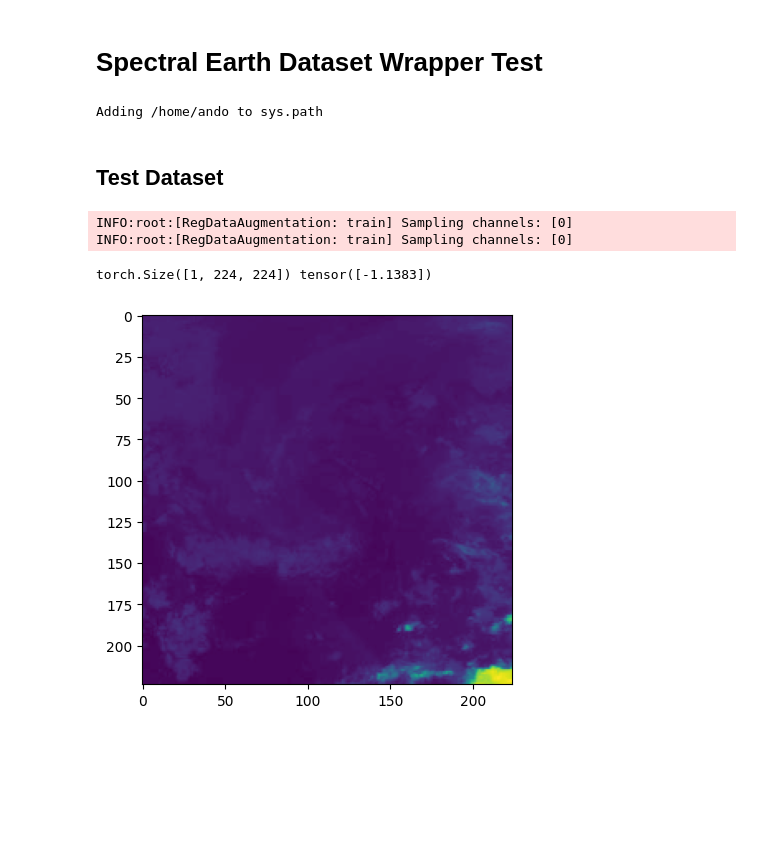
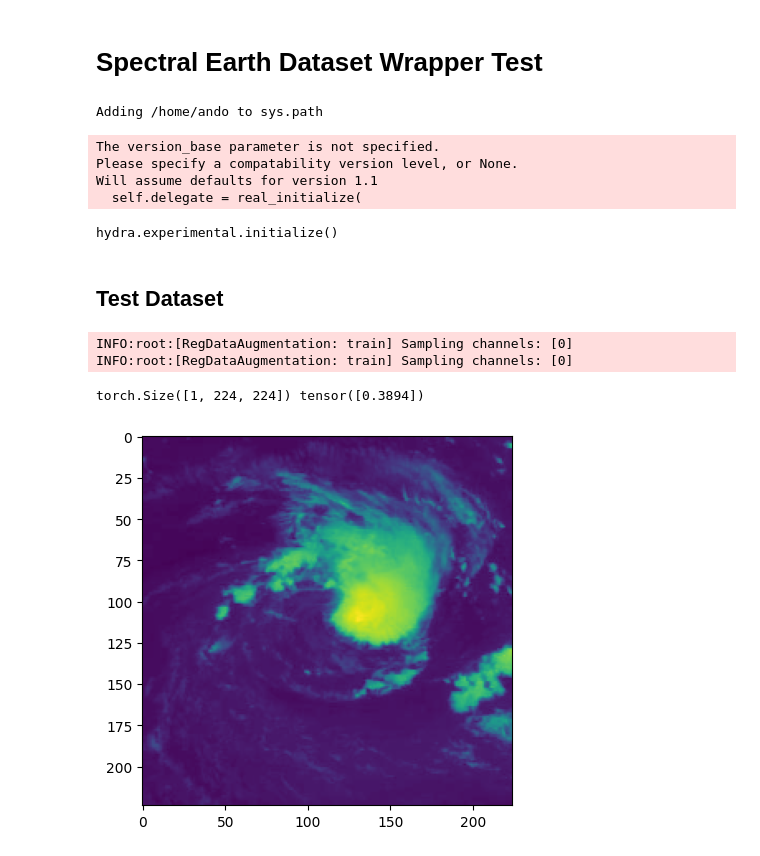
Before and after one commit to ando-shah/fm-playground, a Jupyter notebook: notebooks/test_tropical_cyclone.ipynb, the cells around one changed output. Saved outputs shown, nothing was run; the diff lists cells and outputs as text; code cells hidden in the pictures; blank space fills up the shorter version.

```diff
--- a/notebooks/test_tropical_cyclone.ipynb
+++ b/notebooks/test_tropical_cyclone.ipynb
@@ -15,37 +15,56 @@ print(f"Adding {project_root} to sys.path")
 # Add to sys.path -> necessary for importing the src package
 if project_root not in sys.path:
     sys.path.append(project_root)
+
+
+import hydra
+from omegaconf import OmegaConf
+from hydra.core.global_hydra import GlobalHydra
+from hydra.experimental import initialize, compose
+from geofm_src.factory import create_dataset
+
+
+# Set the config directory for OmegaConf to resolve relative paths
+config_dir = 'geofm_src/configs/dataset'
+# Note: if you run this multiple times, you need to clear the previous initialization
+GlobalHydra.instance().clear()
+
+# Initialize with the correct config path
+initialize(config_path="../geofm_src/configs/dataset")
 # %% [output]
 Adding /home/ando to sys.path
+The version_base parameter is not specified.
+Please specify a compatability version level, or None.
+Will assume defaults for version 1.1
+  self.delegate = real_initialize(
+hydra.experimental.initialize()
 # %% [markdown]
 ## Test Dataset
-# %%
-from omegaconf import OmegaConf
-from geofm_src.factory import create_dataset
-# read in a config file from the configs/dataset folder
-ds_cfg = OmegaConf.load('geofm_src/configs/dataset/tropical_cyclone.yaml')
-
-train_ds, val_ds, test_ds = create_dataset(ds_cfg)
-# %% [output]
-INFO:root:[RegDataAugmentation: train] Sampling channels: [0]
-INFO:root:[RegDataAugmentation: train] Sampling channels: [0]
+# %%
+
+ds_cfg = compose('tropical_cyclone.yaml')
+
+train_ds, val_ds, test_ds = create_dataset(ds_cfg)
+# %% [output]
+INFO:root:[RegDataAugmentation: train] Sampling channels: [0]
+INFO:root:[RegDataAugmentation: train] Sampling channels: [0]
 # %%
 import matplotlib.pyplot as plt
 import random
 
 idx = random.randint(0, len(train_ds))
-
+idx = 0
 img, label = train_ds[idx]
 
 print(img.shape, label)
 
 if img.shape[0] == 3:
     img = img.permute(1, 2, 0)
     img = (img - img.min()) / (img.max() - img.min())
 else:
     img = img.squeeze(0)
 plt.imshow(img)
 plt.show()
 # %% [output]
-torch.Size([1, 224, 224]) tensor([-1.1383])
+torch.Size([1, 224, 224]) tensor([0.3894])
-[figure, old version]
+[figure, new version]
```
Also changed, not shown: parts of 2 cells of this notebook, 4 other files.
